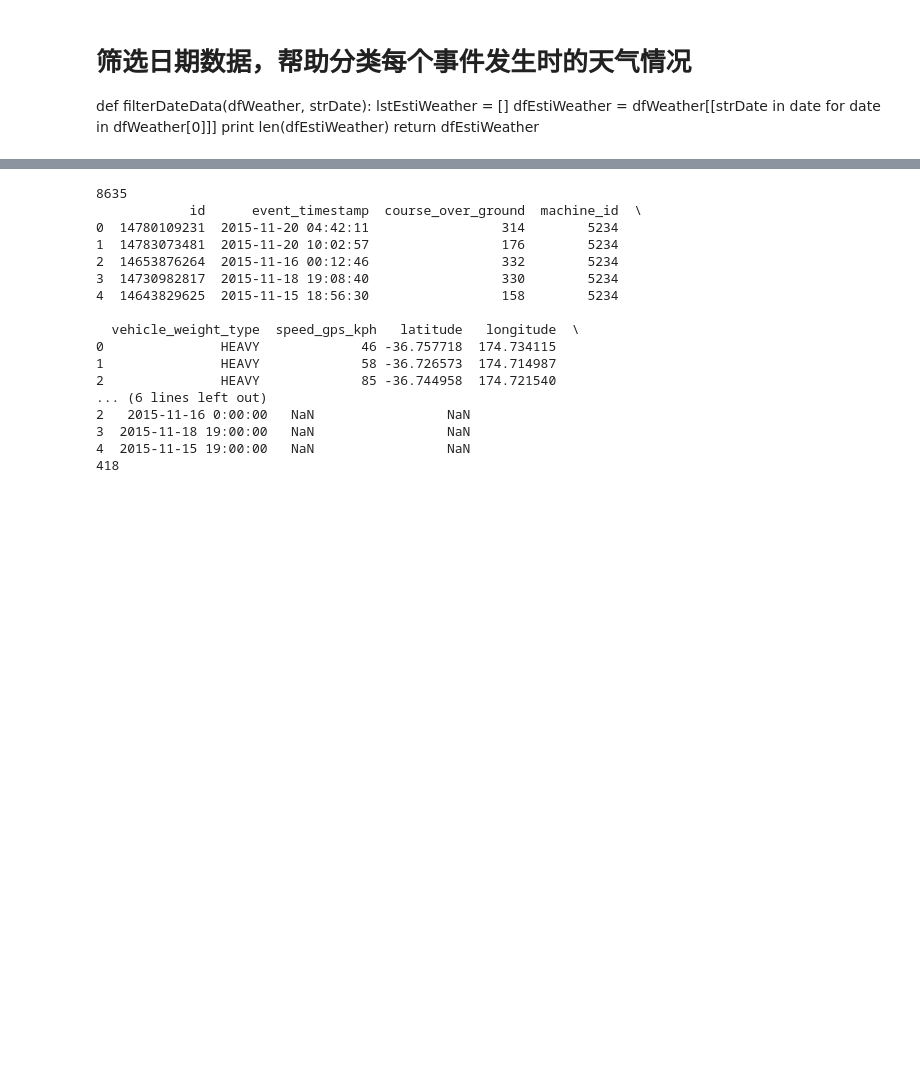
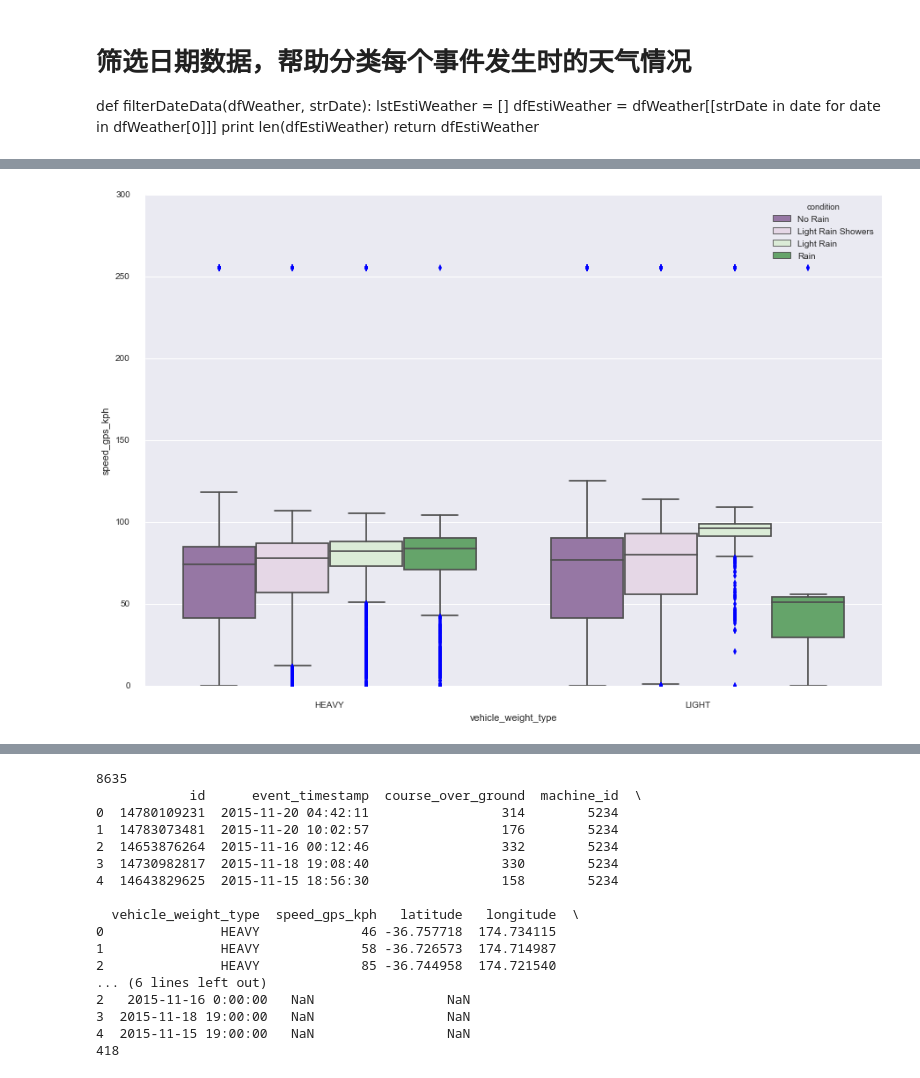
Before and after one commit to OscarZhou/DataScienceProject3, a Jupyter notebook: exploratory notebook 09291321.ipynb, the cells around one changed output, grey strips where cells are left out. Drawn from its saved outputs; the diff is of its cells as text; code cells hidden in the pictures; blank space fills up the shorter version.

```diff
--- a/exploratory notebook 09291321.ipynb
+++ b/exploratory notebook 09291321.ipynb
@@ -515,0 +600,5 @@ dfAllMachineData.head()
+# %%
+sns.boxplot(x='vehicle_weight_type',y="speed_gps_kph", hue="condition", data=dfAllMachineData, palette="PRGn")
+sns.despine(offset=10, trim=True)
+# %% [output]
+[figure, added]
```
Also changed, not shown: parts of 33 cells of this notebook.
